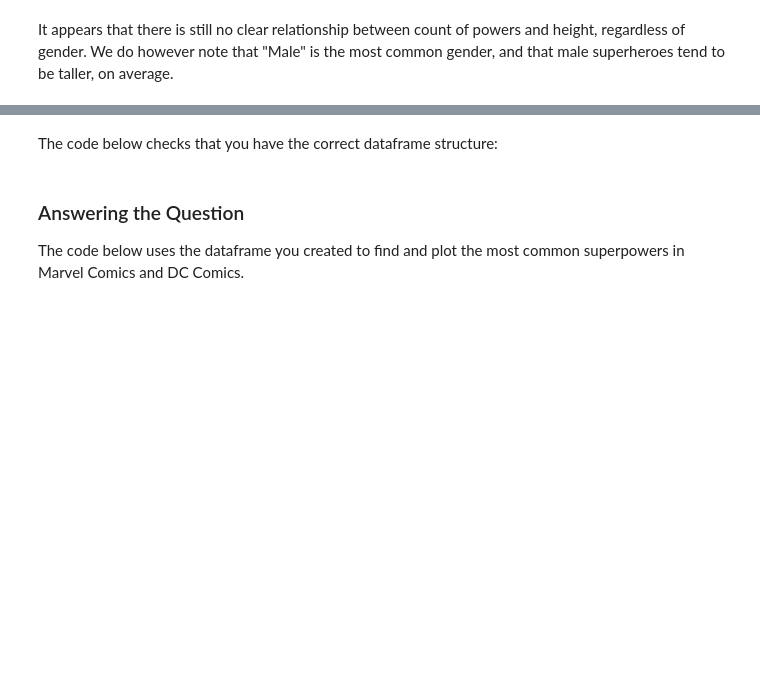
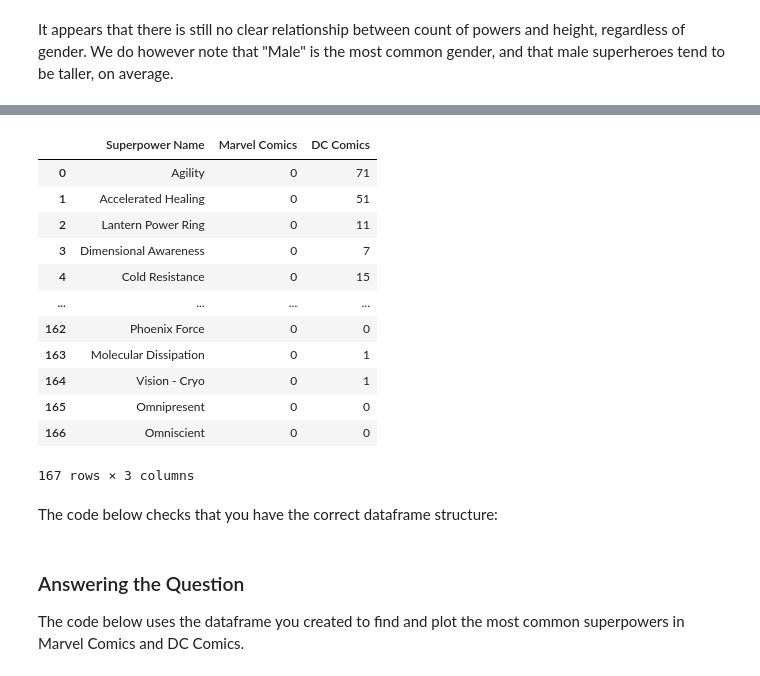
Before and after one commit to vidya-byte/dsc-pandas-data-cleaning-lab, a Jupyter notebook: Pandas Data Cleaning cumulative lab.ipynb, the cells around one changed output, grey strips where cells are left out. Cells and saved outputs as stored; diff of their text form; code cells hidden in the pictures; blank space fills up the shorter version.

```diff
--- a/Pandas Data Cleaning cumulative lab.ipynb
+++ b/Pandas Data Cleaning cumulative lab.ipynb
@@ -469,6 +518,6 @@ None
 # %%
 # Your code here (create more cells as needed)
-heroes_and_powers_df = pd.merge(heroes_df_cleaned, powers_df, left_on='name', right_index=True, how='inner')
+heroes_and_powers_df = pd.merge(powers_df_transposed, heroes_df, on='name',  how='inner')
 # %% [markdown]
 Run the code below to check your work:
 # %%
@@ -622,3 +711,38 @@ Don't worry if the rows or columns are in a different order, all that matters is
+# %%
+# Your code here (create more cells as needed)
+filtered_df = heroes_and_powers_df[heroes_and_powers_df["Publisher"].isin(["Marvel", "DC Comics"])]
+
+power_counts = {
+    "Superpower Name": [],
+    "Marvel Comics": [],
+    "DC Comics": []
+}
+
+for power in powers_df.index:
+    power_counts["Superpower Name"].append(power)
+
+    marvel_count = filtered_df[(filtered_df["Publisher"] == "Marvel") & (filtered_df[power] == True)].shape[0]
+    power_counts["Marvel Comics"].append(marvel_count)
+
+    dc_count = filtered_df[(filtered_df["Publisher"] == "DC Comics") & (filtered_df[power] == True)].shape[0]
+    power_counts["DC Comics"].append(dc_count)
+
+question_3_df = pd.DataFrame(power_counts)
+question_3_df
+# %% [output]
+|  | Superpower Name | Marvel Comics | DC Comics |
+| 0 | Agility | 0 | 71 |
+| 1 | Accelerated Healing | 0 | 51 |
+| 2 | Lantern Power Ring | 0 | 11 |
+| 3 | Dimensional Awareness | 0 | 7 |
+| 4 | Cold Resistance | 0 | 15 |
+| ... | ... | ... | ... |
+| 162 | Phoenix Force | 0 | 0 |
+| 163 | Molecular Dissipation | 0 | 1 |
+| 164 | Vision - Cryo | 0 | 1 |
+| 165 | Omnipresent | 0 | 0 |
+| 166 | Omniscient | 0 | 0 |
+167 rows × 3 columns
 # %% [markdown]
 The code below checks that you have the correct dataframe structure:
 # %%
```
Also changed, not shown: parts of 31 cells of this notebook.
